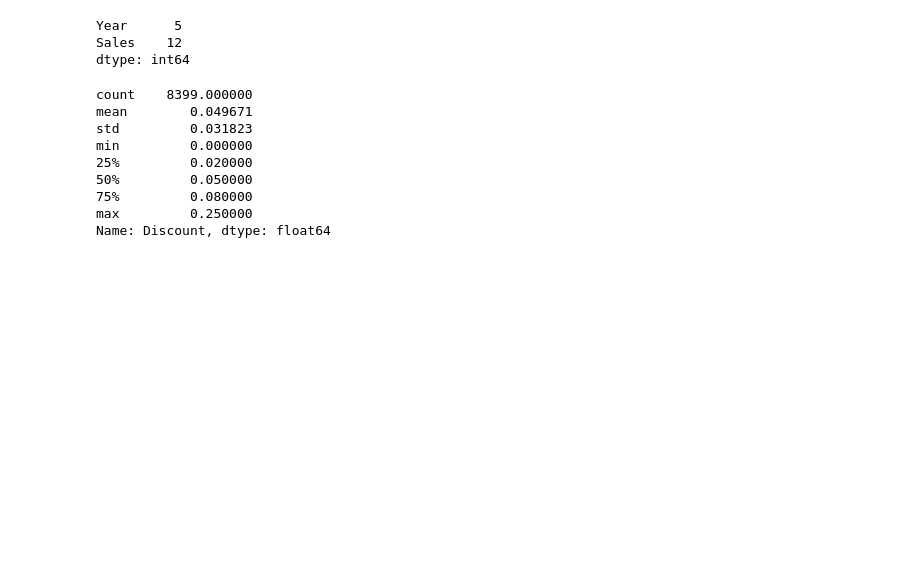
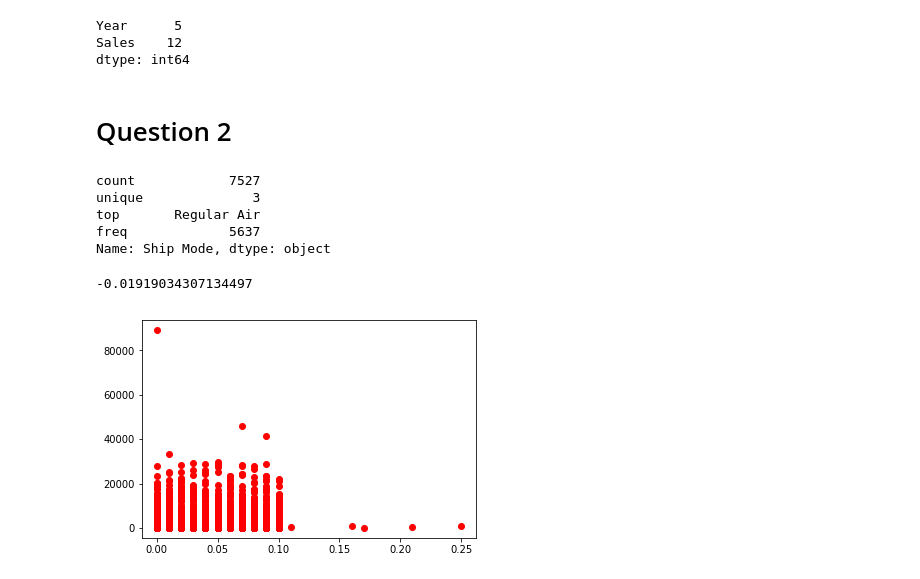
Before and after one commit to rajhans28/DS-Retail-Case-Study, a Jupyter notebook: Retail Case Study.ipynb, the cells around one changed output. Saved outputs shown, nothing was run; the diff lists cells and outputs as text; code cells hidden in the pictures; blank space fills up the shorter version.

```diff
--- a/Retail Case Study.ipynb
+++ b/Retail Case Study.ipynb
@@ -139,12 +185,19 @@ dtype: int64
+# %% [markdown]
+# Question 2
 # %%
-df['Discount'].describe()
+df['Ship Mode'].describe()
 # %% [output]
-count    8399.000000
-mean        0.049671
-std         0.031823
-min         0.000000
-25%         0.020000
-50%         0.050000
-75%         0.080000
-max         0.250000
-Name: Discount, dtype: float64
+count            7527
+unique              3
+top       Regular Air
+freq             5637
+Name: Ship Mode, dtype: object
+# %%
+df['Discount'].corr(df['Sales'])
+# %% [output]
+-0.01919034307134497
+# %%
+plt.plot(df['Discount'], df['Sales'], 'ro')
+plt.show()
+# %% [output]
+[figure, added]
```
Also changed, not shown: parts of 26 cells of this notebook.
